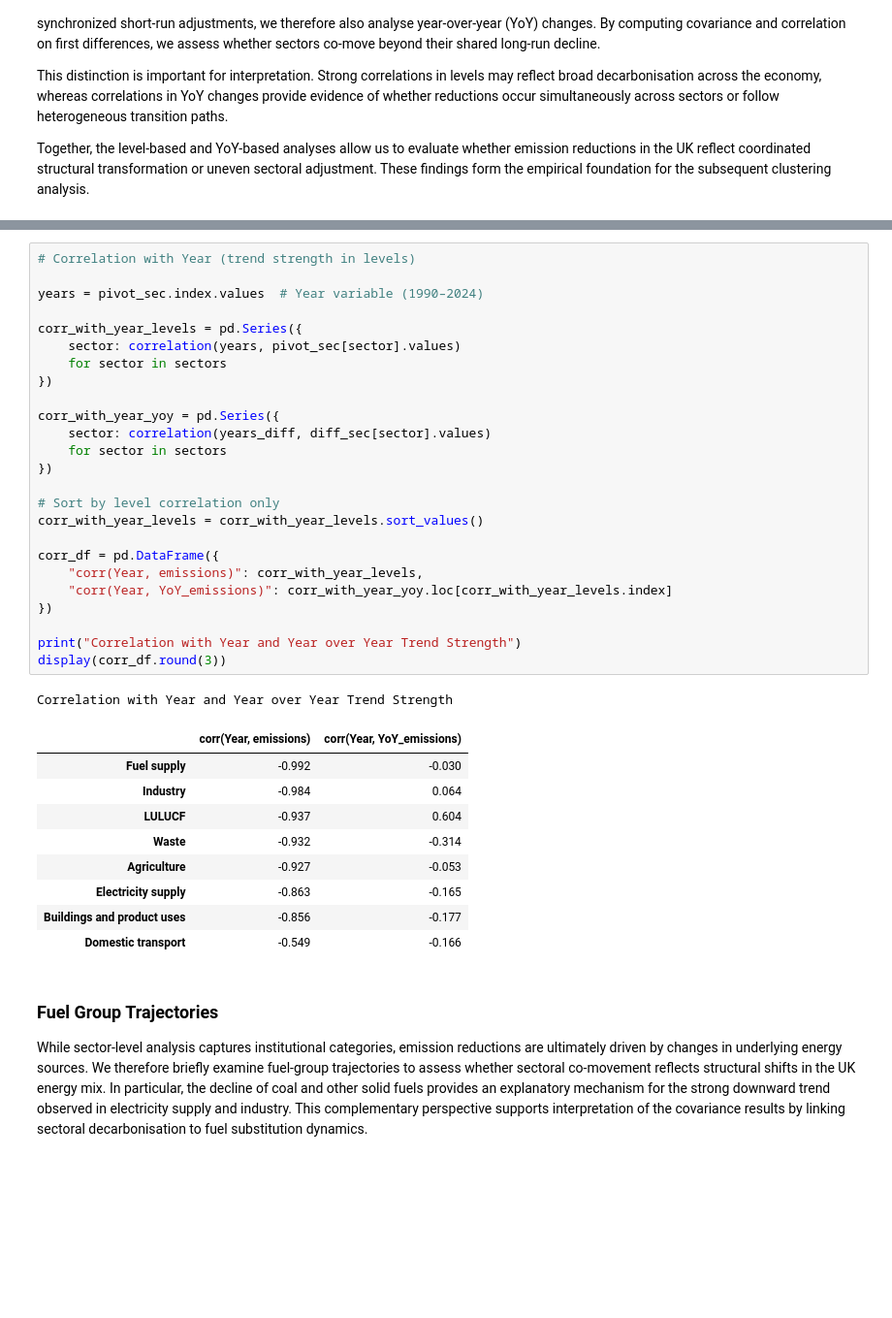
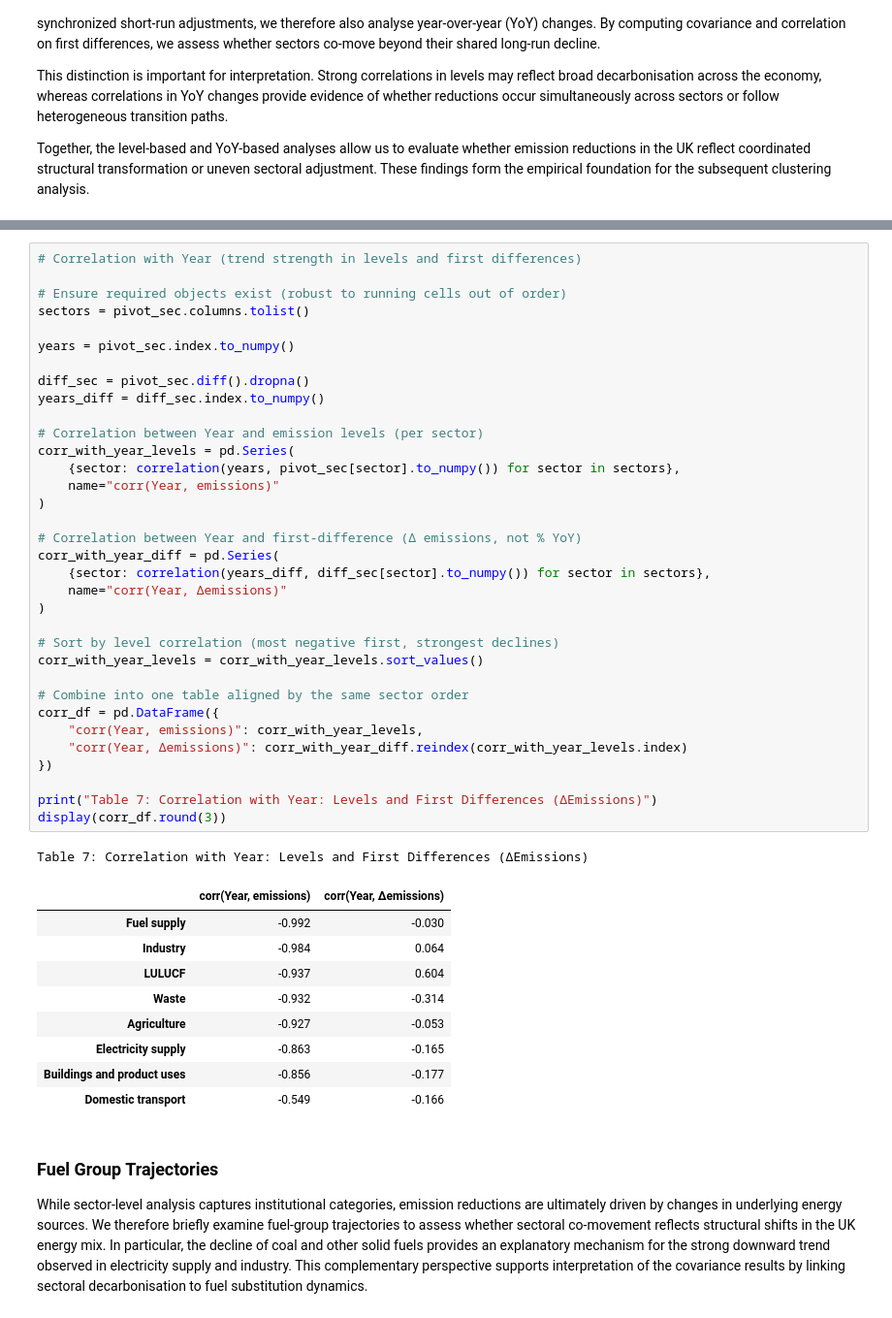
Before and after one commit to PontusNeumann/CBS-Spring26, a Jupyter notebook: ML/ML MA1/Compulsory_assignment_1.ipynb, the cells around one changed output, grey strips where cells are left out. Shown at 97% size. Drawn from its saved outputs; the diff is of its cells as text; blank space fills up the shorter version.

```diff
--- a/ML/ML MA1/Compulsory_assignment_1.ipynb
+++ b/ML/ML MA1/Compulsory_assignment_1.ipynb
@@ -318,33 +333,42 @@ Correlation matrix (YoY changes)
 | LULUCF | -0.185 | -0.017 | -0.094 | -0.098 | -0.049 | -0.043 | ... |
 | Waste | -0.014 | -0.049 | 0.180 | -0.117 | 0.244 | 0.055 | ... |
 # %%
-# Correlation with Year (trend strength in levels)
+# Correlation with Year (trend strength in levels and first differences)
 
-years = pivot_sec.index.values  # Year variable (1990–2024)
+# Ensure required objects exist (robust to running cells out of order)
+sectors = pivot_sec.columns.tolist()
 
-corr_with_year_levels = pd.Series({
-    sector: correlation(years, pivot_sec[sector].values)
-    for sector in sectors
+years = pivot_sec.index.to_numpy()
+
+diff_sec = pivot_sec.diff().dropna()
+years_diff = diff_sec.index.to_numpy()
+
+# Correlation between Year and emission levels (per sector)
+corr_with_year_levels = pd.Series(
+    {sector: correlation(years, pivot_sec[sector].to_numpy()) for sector in sectors},
+    name="corr(Year, emissions)"
+)
+
+# Correlation between Year and first-difference (Δ emissions, not % YoY)
+corr_with_year_diff = pd.Series(
+    {sector: correlation(years_diff, diff_sec[sector].to_numpy()) for sector in sectors},
+    name="corr(Year, Δemissions)"
+)
+
+# Sort by level correlation (most negative first, strongest declines)
+corr_with_year_levels = corr_with_year_levels.sort_values()
+
+# Combine into one table aligned by the same sector order
+corr_df = pd.DataFrame({
+    "corr(Year, emissions)": corr_with_year_levels,
+    "corr(Year, Δemissions)": corr_with_year_diff.reindex(corr_with_year_levels.index)
 })
 
-corr_with_year_yoy = pd.Series({
-    sector: correlation(years_diff, diff_sec[sector].values)
-    for sector in sectors
-})
-
-# Sort by level correlation only
-corr_with_year_levels = corr_with_year_levels.sort_values()
-
-corr_df = pd.DataFrame({
-    "corr(Year, emissions)": corr_with_year_levels,
-    "corr(Year, YoY_emissions)": corr_with_year_yoy.loc[corr_with_year_levels.index]
-})
-
-print("Correlation with Year and Year over Year Trend Strength")
+print("Table 7: Correlation with Year: Levels and First Differences (ΔEmissions)")
 display(corr_df.round(3))
 # %% [output]
-Correlation with Year and Year over Year Trend Strength
+Table 7: Correlation with Year: Levels and First Differences (ΔEmissions)
-|  | corr(Year, emissions) | corr(Year, YoY_emissions) |
+|  | corr(Year, emissions) | corr(Year, Δemissions) |
 | Fuel supply | -0.992 | -0.030 |
 | Industry | -0.984 | 0.064 |
 | LULUCF | -0.937 | 0.604 |
```
Also changed, not shown: parts of 18 cells of this notebook.
